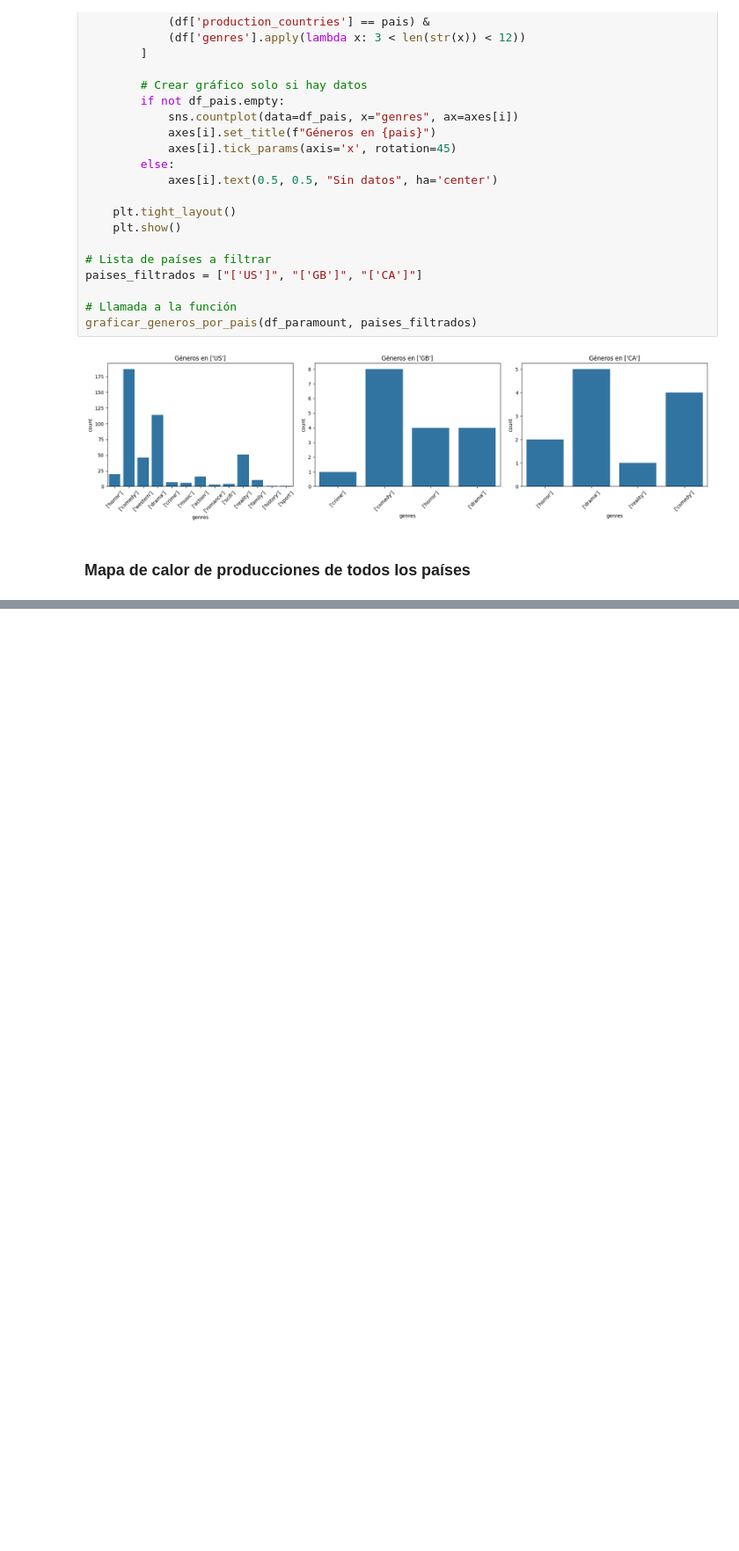
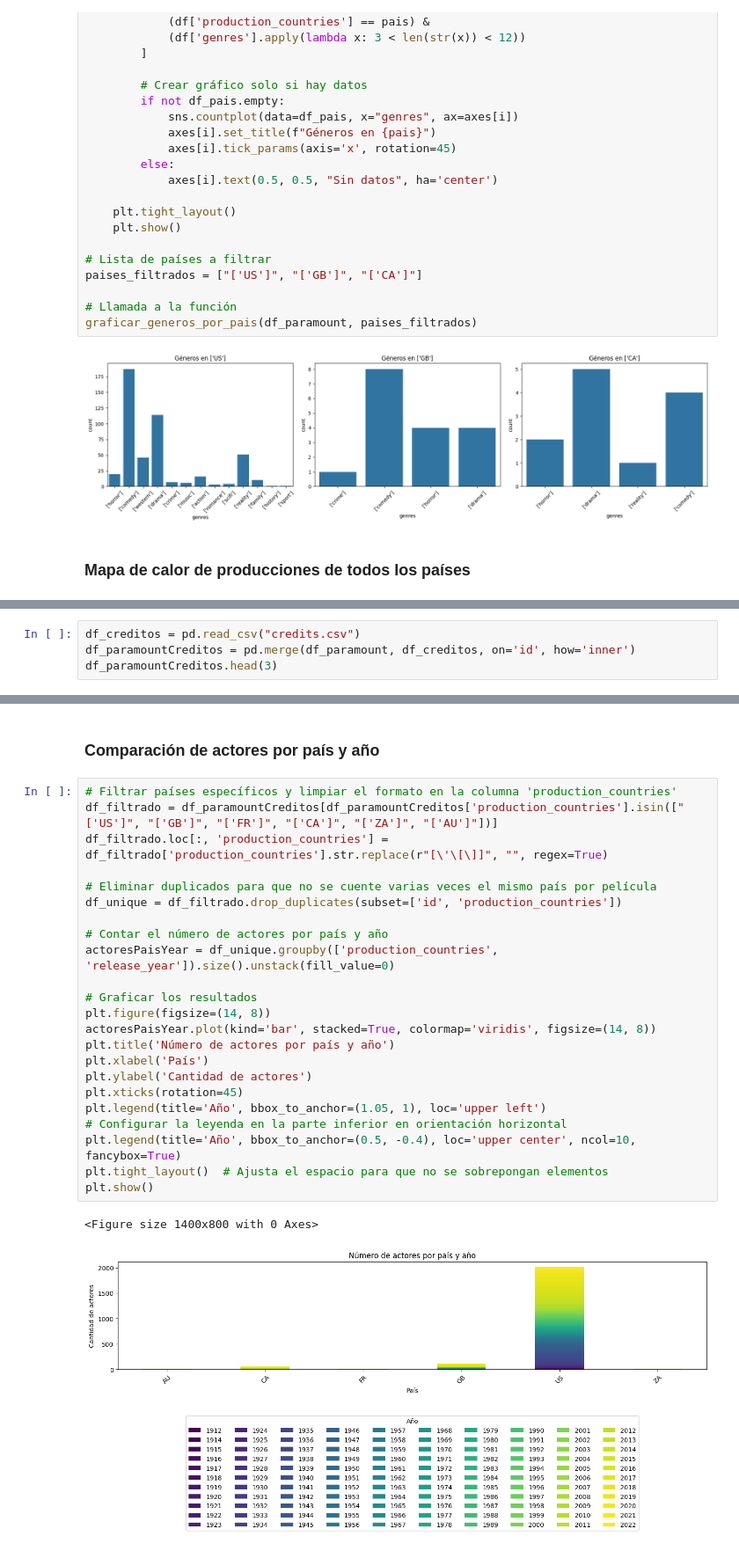
Before and after one commit to davidcabrero/EDA_Paramount, a Jupyter notebook: EDA_Paramount.ipynb, the cells around one changed output, grey strips where cells are left out. Shown at 88% size. Drawn from its saved outputs; the diff is of its cells as text; blank space fills up the shorter version.

Commit message:
Añadido créditos de producciones y comparaciones de actores por género y país y año.

```diff
--- a/EDA_Paramount.ipynb
+++ b/EDA_Paramount.ipynb
@@ -364,0 +377,4 @@ mapa
+# %%
+df_creditos = pd.read_csv("credits.csv")
+df_paramountCreditos = pd.merge(df_paramount, df_creditos, on='id', how='inner')
+df_paramountCreditos.head(3)
@@ -364,0 +386,28 @@ mapa
+# %% [markdown]
+### Comparación de actores por país y año
+# %%
+# Filtrar países específicos y limpiar el formato en la columna 'production_countries'
+df_filtrado = df_paramountCreditos[df_paramountCreditos['production_countries'].isin(["['US']", "['GB']", "['FR']", "['CA']", "['ZA']", "['AU']"])]
+df_filtrado.loc[:, 'production_countries'] = df_filtrado['production_countries'].str.replace(r"[\'\[\]]", "", regex=True)
+
+# Eliminar duplicados para que no se cuente varias veces el mismo país por película
+df_unique = df_filtrado.drop_duplicates(subset=['id', 'production_countries'])
+
+# Contar el número de actores por país y año
+actoresPaisYear = df_unique.groupby(['production_countries', 'release_year']).size().unstack(fill_value=0)
+
+# Graficar los resultados
+plt.figure(figsize=(14, 8))
+actoresPaisYear.plot(kind='bar', stacked=True, colormap='viridis', figsize=(14, 8))
+plt.title('Número de actores por país y año')
+plt.xlabel('País')
+plt.ylabel('Cantidad de actores')
+plt.xticks(rotation=45)
+plt.legend(title='Año', bbox_to_anchor=(1.05, 1), loc='upper left')
+# Configurar la leyenda en la parte inferior en orientación horizontal
+plt.legend(title='Año', bbox_to_anchor=(0.5, -0.4), loc='upper center', ncol=10, fancybox=True)
+plt.tight_layout()  # Ajusta el espacio para que no se sobrepongan elementos
+plt.show()
+# %% [output]
+<Figure size 1400x800 with 0 Axes>
+[figure, added]
```
Also changed, not shown: parts of 6 cells of this notebook, 1 other file.
